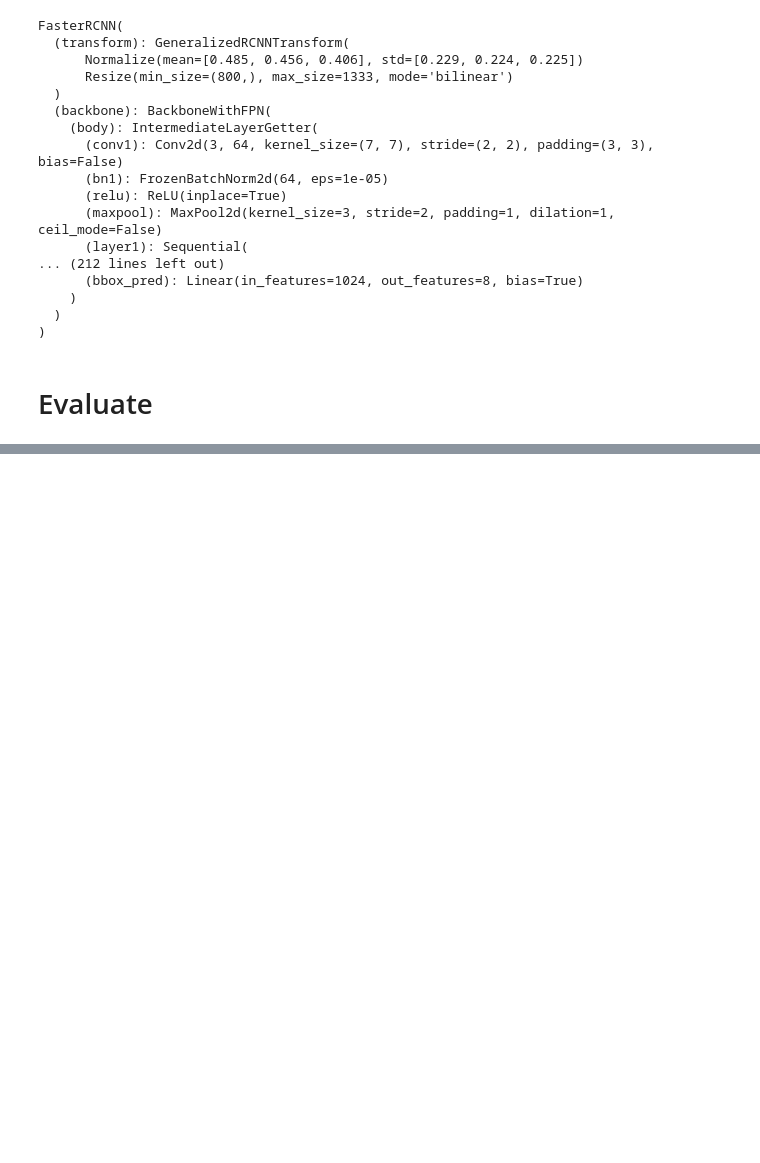
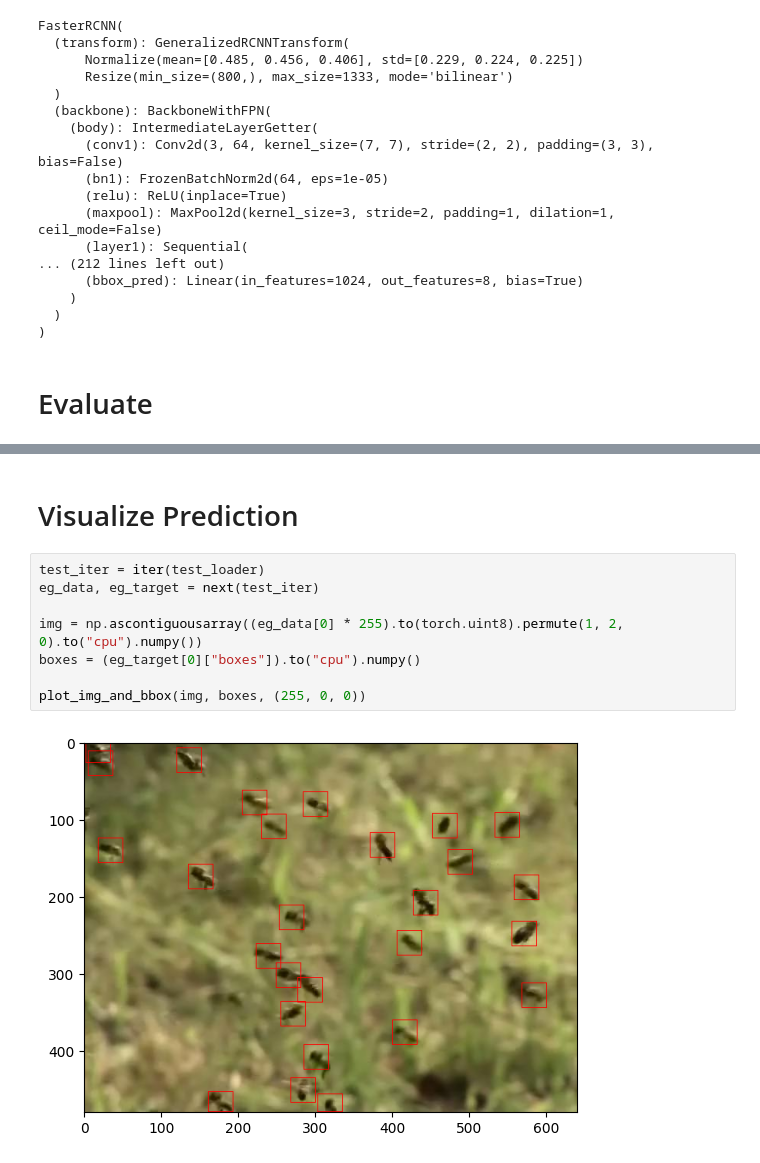
Before and after one commit to deshrit/bee-count, a Jupyter notebook: count-bees.ipynb, the cells around one changed output, grey strips where cells are left out. Saved outputs shown, nothing was run; the diff lists cells and outputs as text; blank space fills up the shorter version.

```diff
--- a/count-bees.ipynb
+++ b/count-bees.ipynb
@@ -418,0 +477,12 @@ torch.Size([3, 480, 640])
+# %% [markdown]
+# Visualize Prediction
+# %%
+test_iter = iter(test_loader)
+eg_data, eg_target = next(test_iter)
+
+img = np.ascontiguousarray((eg_data[0] * 255).to(torch.uint8).permute(1, 2, 0).to("cpu").numpy())
+boxes = (eg_target[0]["boxes"]).to("cpu").numpy()
+
+plot_img_and_bbox(img, boxes, (255, 0, 0))
+# %% [output]
+[figure, added]
```
Also changed, not shown: parts of 26 cells of this notebook, 3 other files.
